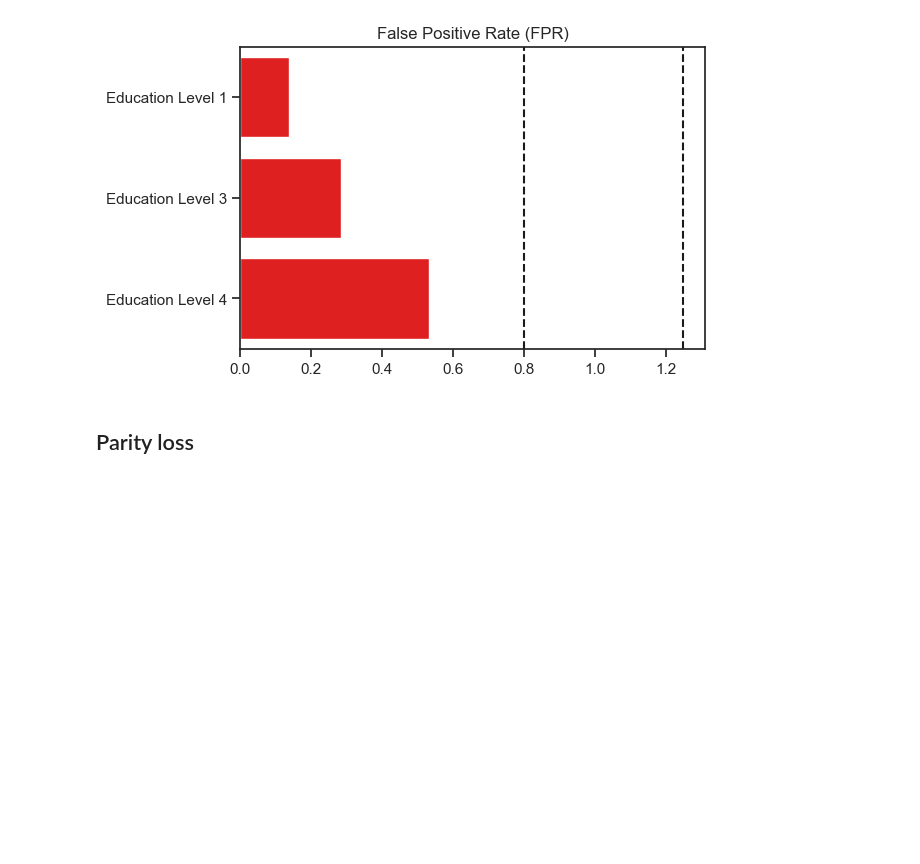
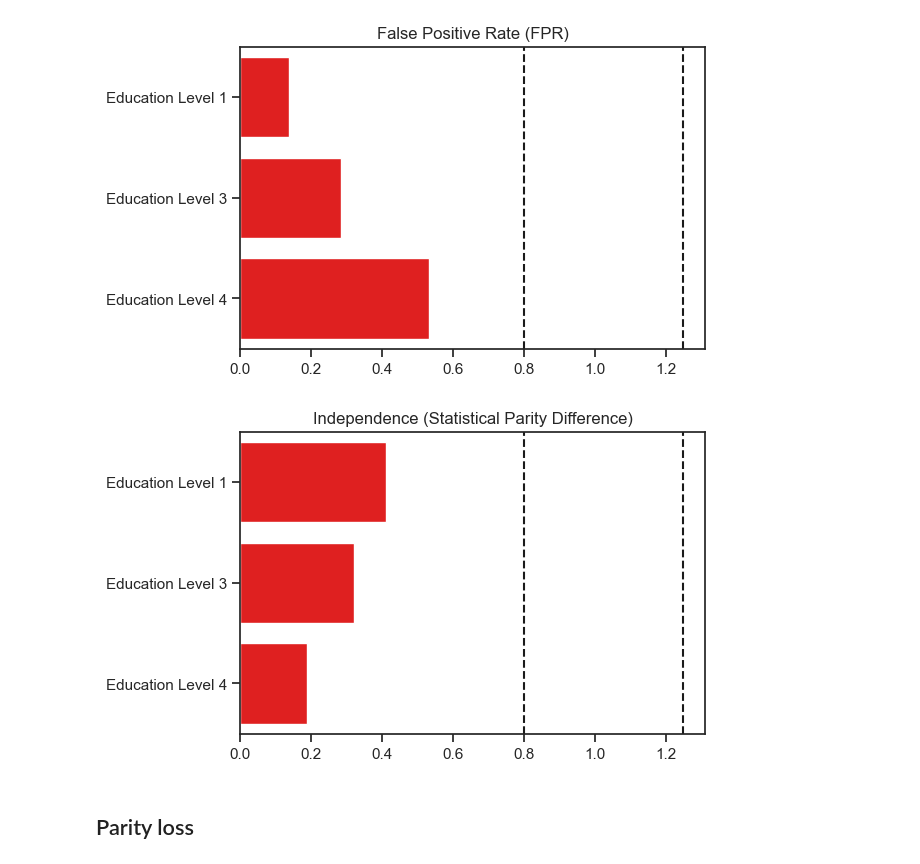
Before and after one commit to ruivieira/java-mentat, a Jupyter notebook: notebooks/Fairness.ipynb, the cells around one changed output. Saved outputs shown, nothing was run; the diff lists cells and outputs as text; code cells hidden in the pictures; blank space fills up the shorter version.

```diff
--- a/notebooks/Fairness.ipynb
+++ b/notebooks/Fairness.ipynb
@@ -73,6 +73,13 @@ x = [float(f) for f in list(fairness.getFPR().values())]
 plotMetric(x, y, "False Positive Rate (FPR)")
 # %% [output]
 [figure]
+# %%
+y = [str(f) for f in list(fairness.getIndependence().keys())]
+x = [float(f) for f in list(fairness.getIndependence().values())]
+
+plotMetric(x, y, "Independence (Statistical Parity Difference)")
+# %% [output]
+[figure, added]
 # %% [markdown]
 ## Parity loss
 # %%
```
Also changed, not shown: parts of 1 cell of this notebook, 2 other files.
